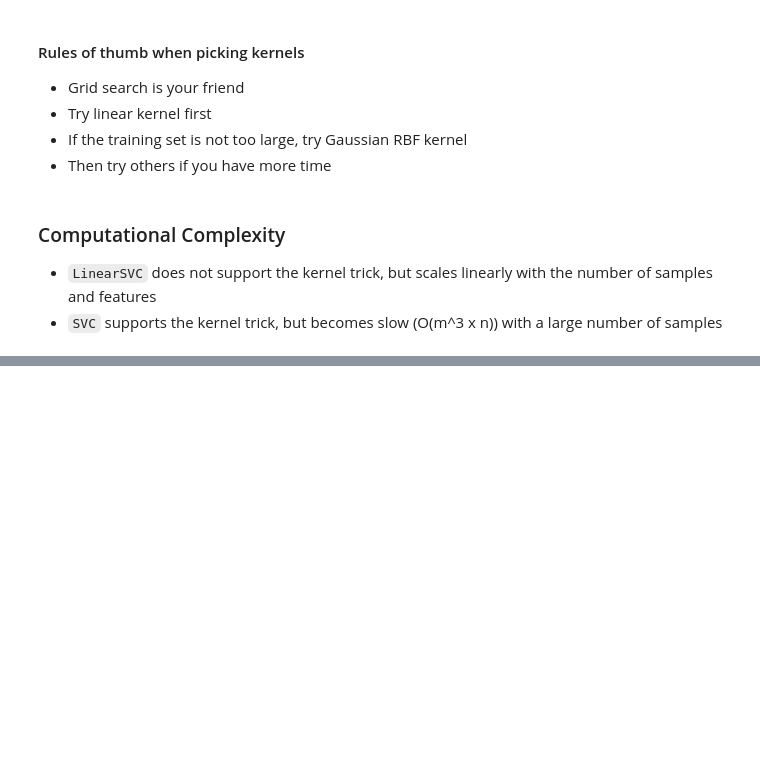
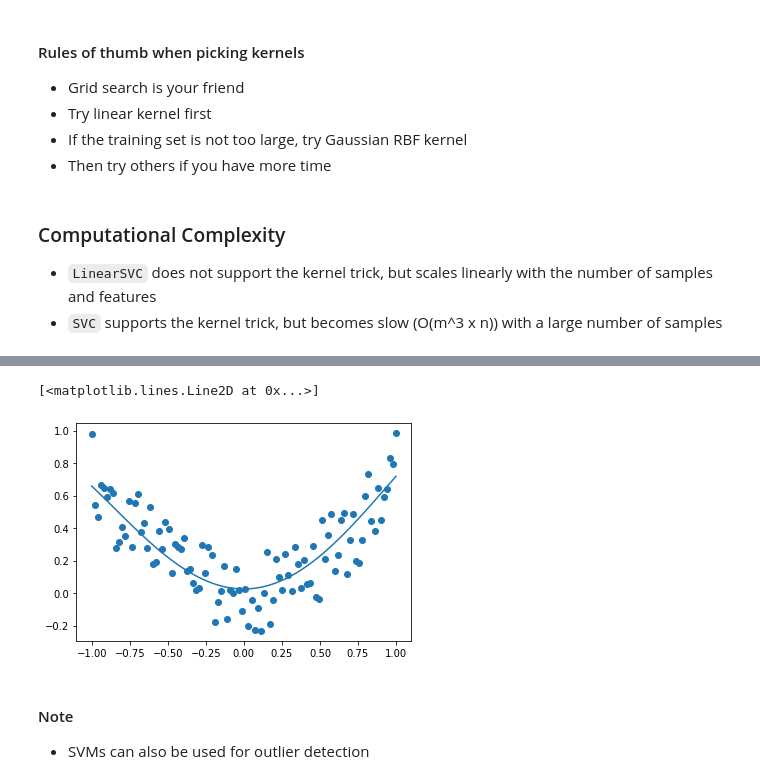
Before and after one commit to rileypeterson/ML, a Jupyter notebook: chapter5/notes.ipynb, the cells around one changed output, grey strips where cells are left out. Drawn from its saved outputs; the diff is of its cells as text; code cells hidden in the pictures; blank space fills up the shorter version.

```diff
--- a/chapter5/notes.ipynb
+++ b/chapter5/notes.ipynb
@@ -116,0 +140,13 @@ plot_dataset(X, y, [-1.5, 2.5, -1, 1.5])
+# %%
+from sklearn.svm import SVR
+
+svm_poly_reg = SVR(kernel="poly", degree=2, C=100, epsilon=0.1)
+svm_poly_reg.fit(X, y)
+plt.scatter(X[:, 0], y)
+plt.plot(X[:, 0], svm_poly_reg.predict(X))
+# %% [output]
+[<matplotlib.lines.Line2D at 0x...>]
+[figure, added]
+# %% [markdown]
+#### Note
+* SVMs can also be used for outlier detection
```
Also changed, not shown: parts of 8 cells of this notebook, 2 other files.
